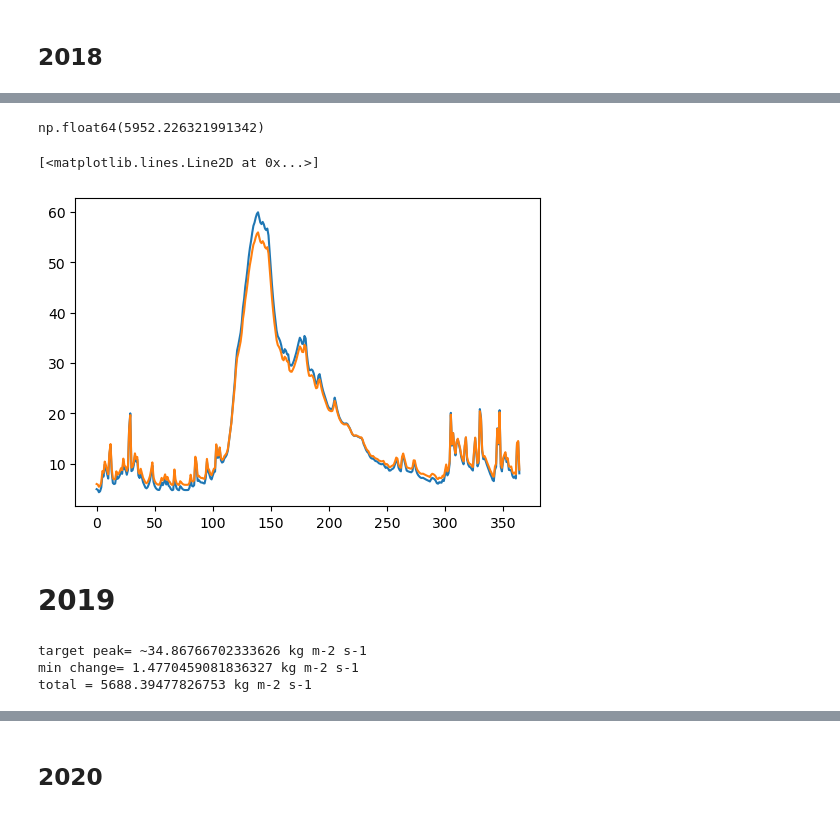
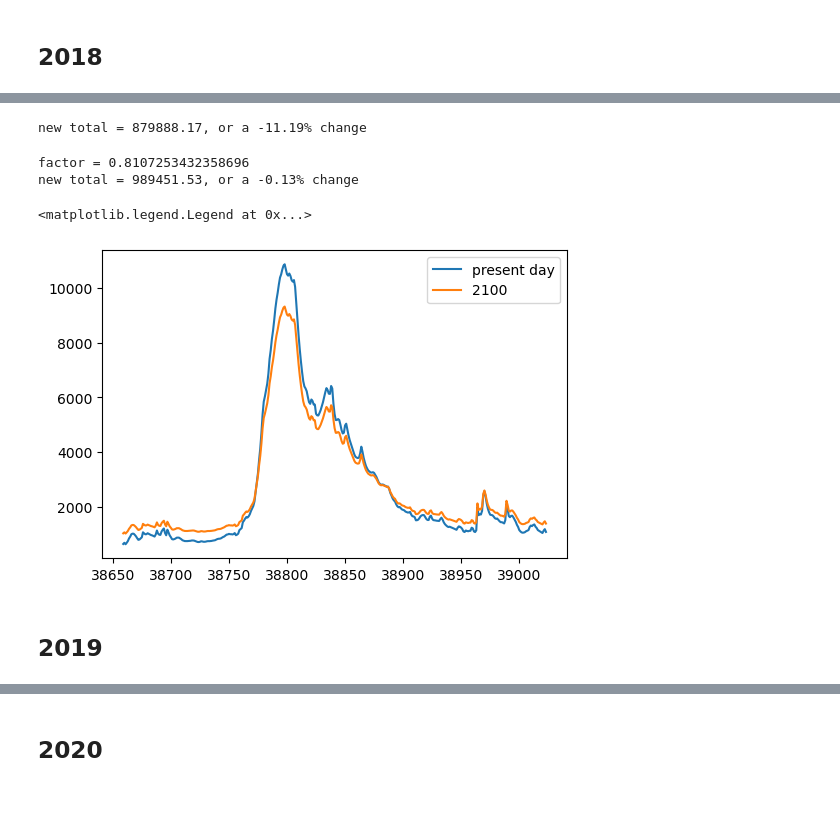
Before and after one commit to UBC-MOAD/analysis-becca, a Jupyter notebook: projections/fraser.ipynb, the cells around one changed output, grey strips where cells are left out. Saved outputs shown, nothing was run; the diff lists cells and outputs as text; code cells hidden in the pictures.

Commit message:
testing changes to fraser min and max

```diff
--- a/projections/fraser.ipynb
+++ b/projections/fraser.ipynb
@@ -8,0 +51,7 @@ import pandas as pd
+# %%
+# since it seems that we were measuring at different points, take percentage change from Morrison 2002 to get the changes to apply here
+peakchange = (Mpeakchange/8443)*np.max(fraser.flow[(fraser.year>=2018)&(fraser.year<=2022)])
+minchange = (Mminchange/768)*np.min(fraser.flow[(fraser.year>=2018)&(fraser.year<=2022)])
+
+print(peakchange)
+print(minchange)
@@ -58,15 +62,0 @@ runoff = data.rorunoff[:,500,394].values
-# %%
-# unit conversion (will convert from our targets to the SalishSeaCast units, not the other way around)
-# Runoff is input as rainfall into a cell, kg m-2 s-1
-# to convert to m3 s-1 you need to multiply by the area of the cell (~500x500) and divide by the density of water (~998) = ~250.5
-# so, divide our targets by 250.5 to get them into the model units
-
-peakchange = 1000/250.5 # want peak flow to be about 1000 less than before
-minchange = (200+170)/250.5 # want minimum flow to be about 200 more than before
-total = np.sum(runoff) # don't want total to significantly change
-# had to increase minchange by 170 to get transports to remain the same
-# more flattenning than suggested in Morrison2002
-
-print(f"target peak= ~{runoff.max() - peakchange} kg m-2 s-1")
-print(f"min change= {minchange} kg m-2 s-1")
-print(f'total = {total} kg m-2 s-1')
@@ -76,0 +63,5 @@ total = 5956.569648804018 kg m-2 s-1
+# %%
+runoff = fraser.flow[fraser.year==2018]
+
+total = np.sum(runoff) # don't want annual total to significantly change
+print(total)
@@ -87,16 +80,31 @@ factor = 0.9087620702279843
-# %%
-np.sum(newrun) # slightly lower total than before
-# 3% decrease when morrison had 3% increase
-# likely because the
-# %% [output]
-np.float64(5952.226321991342)
+# %%
+print(f"new total = {np.round(np.sum(newrun),2)}, or a {np.round((np.sum(newrun)/total*100)-100,2)}% change")
+# note that morrison had 3% increase whereas Riche 2014 showed no significant change over the last century
+# %% [output]
+new total = 879888.17, or a -11.19% change
+# %%
+# how much do we need to increase the minimum until we get no significant change
+increasemin = 400
+factor = (runoff.max() - peakchange - minchange - increasemin)/runoff.max()
+newrun = runoff*factor
+print(f"factor = {factor}")
+
+# then add the minchange
+newrun = newrun + minchange + increasemin
+
+# and check
+print(f"new total = {np.round(np.sum(newrun),2)}, or a {np.round((np.sum(newrun)/total*100)-100,2)}% change")
+# %% [output]
+factor = 0.8107253432358696
+new total = 989451.53, or a -0.13% change
 # %%
 fig, ax = plt.subplots(1,1,figsize=[6,4])
 
-ax.plot(runoff)
-ax.plot(newrun)
+ax.plot(runoff, label='present day')
+ax.plot(newrun, label='2100')
+ax.legend()
 # %% [output]
-[<matplotlib.lines.Line2D at 0x...>]
+<matplotlib.legend.Legend at 0x...>
-[figure, old version]
+[figure, new version]
 # %% [markdown]
-# 2019
+## 2019
@@ -106,10 +110,0 @@ runoff = data.rorunoff[:,500,394].values
-# %%
-total = np.sum(runoff) # don't want total to significantly change
-
-print(f"target peak= ~{runoff.max() - peakchange} kg m-2 s-1")
-print(f"min change= {minchange} kg m-2 s-1")
-print(f'total = {total} kg m-2 s-1')
-# %% [output]
-target peak= ~34.86766702333626 kg m-2 s-1
-min change= 1.4770459081836327 kg m-2 s-1
-total = 5688.39477826753 kg m-2 s-1
```
Also changed, not shown: parts of 45 cells of this notebook.
